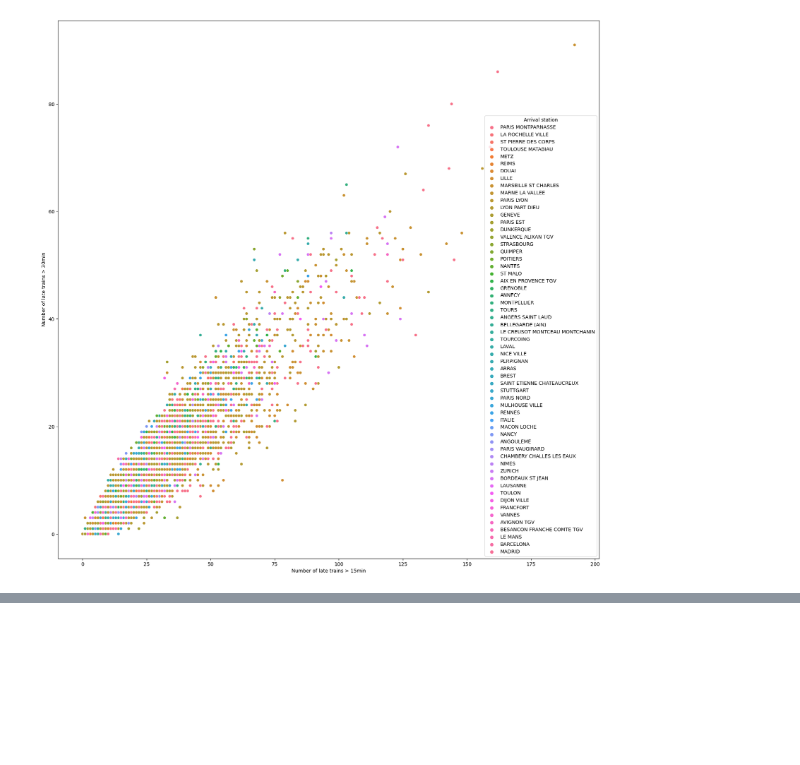
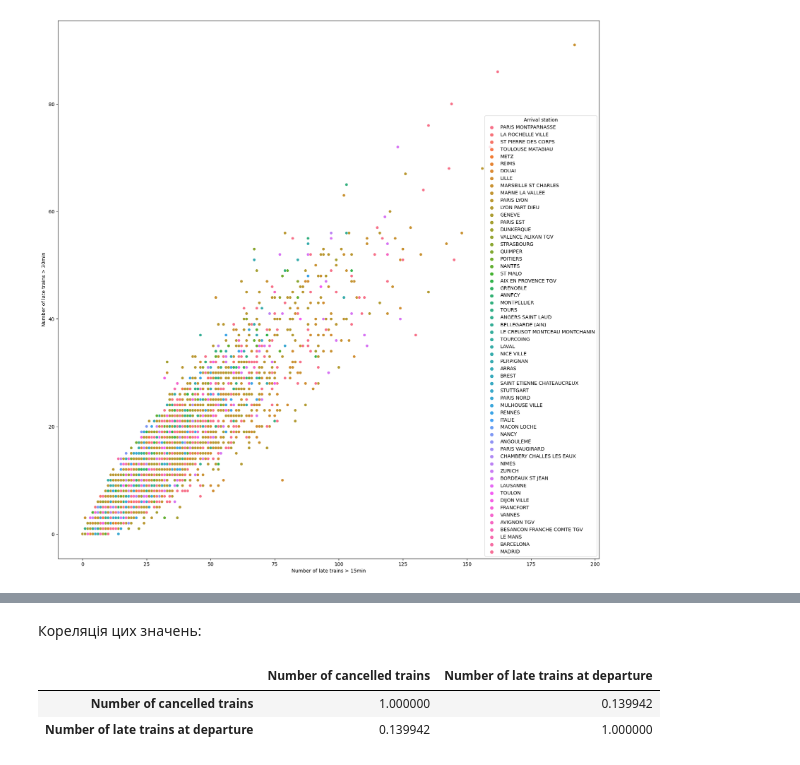
Before and after one commit to MINIAProgramStudio/Special_programming_sections, a Jupyter notebook: computer_science_work/main.ipynb, the cells around one changed output, grey strips where cells are left out. Cells and saved outputs as stored; diff of their text form; code cells hidden in the pictures; blank space fills up the shorter version.

```diff
--- a/computer_science_work/main.ipynb
+++ b/computer_science_work/main.ipynb
@@ -437,0 +440,18 @@ plt.show()
+# %%
+del trains_dataframe
+trains_dataframe = pd.read_csv("dataset/Regularities_by_liaisons_Trains_France.csv")
+trains_dataframe = trains_dataframe.dropna(axis = 1)
+trains_dataframe = trains_dataframe.drop(columns=['Year', 'Month', 'Departure station', 'Arrival station','Period'])
+print(trains_dataframe.columns)
+
+
+table = [['Коефіцієнт'],['Ознака 1'],['Ознака 2']]
+columns = trains_dataframe.columns
+for column_1 in range(len(columns)):
+    for column_2 in range(column_1+1,len(columns)):
+        table[1].append(columns[column_1])
+        table[2].append(columns[column_2])
+        table[0].append(trains_dataframe[columns[column_1]].corr(trains_dataframe[columns[column_2]],method = 'pearson'))
+table = PyTaCo.PyTableConsole(table)
+table.sort_by_column(0,1)
+print(table)
@@ -437,0 +468,7 @@ plt.show()
+# %%
+trains_dataframe_for_correlation = trains_dataframe[['Number of cancelled trains','Number of late trains at departure']]
+print(len(trains_dataframe_for_correlation))
+rows_to_remove = int(0.1 * len(trains_dataframe_for_correlation))
+rows_to_remove_indices = trains_dataframe_for_correlation.sample(rows_to_remove, random_state=42).index
+trains_dataframe_for_correlation.drop(rows_to_remove_indices, inplace=True)
+print(len(trains_dataframe_for_correlation))
@@ -437,0 +482,8 @@ plt.show()
+# %% [markdown]
+Кореляція цих значень:
+# %%
+trains_dataframe_for_correlation.corr(method = 'pearson')
+# %% [output]
+|  | Number of cancelled trains | Number of late trains at departure |
+| Number of cancelled trains | 1.000000 | 0.139942 |
+| Number of late trains at departure | 0.139942 | 1.000000 |
```
Also changed, not shown: parts of 4 cells of this notebook.
